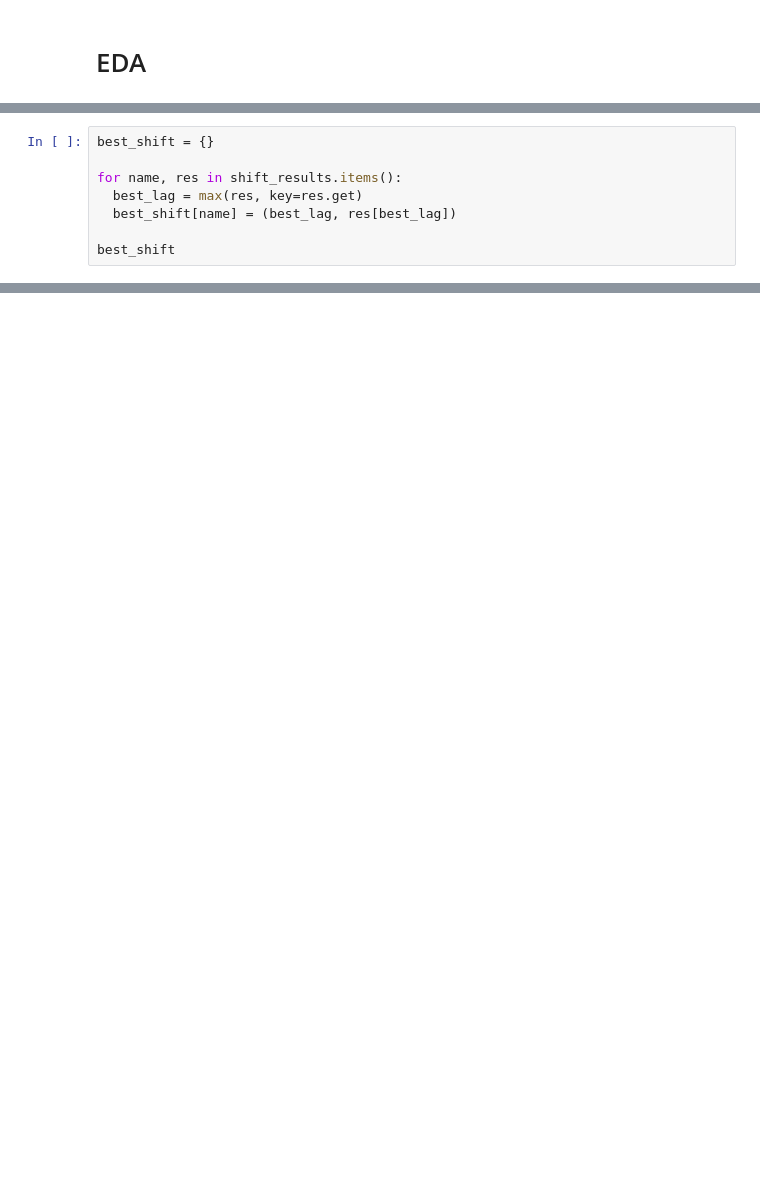
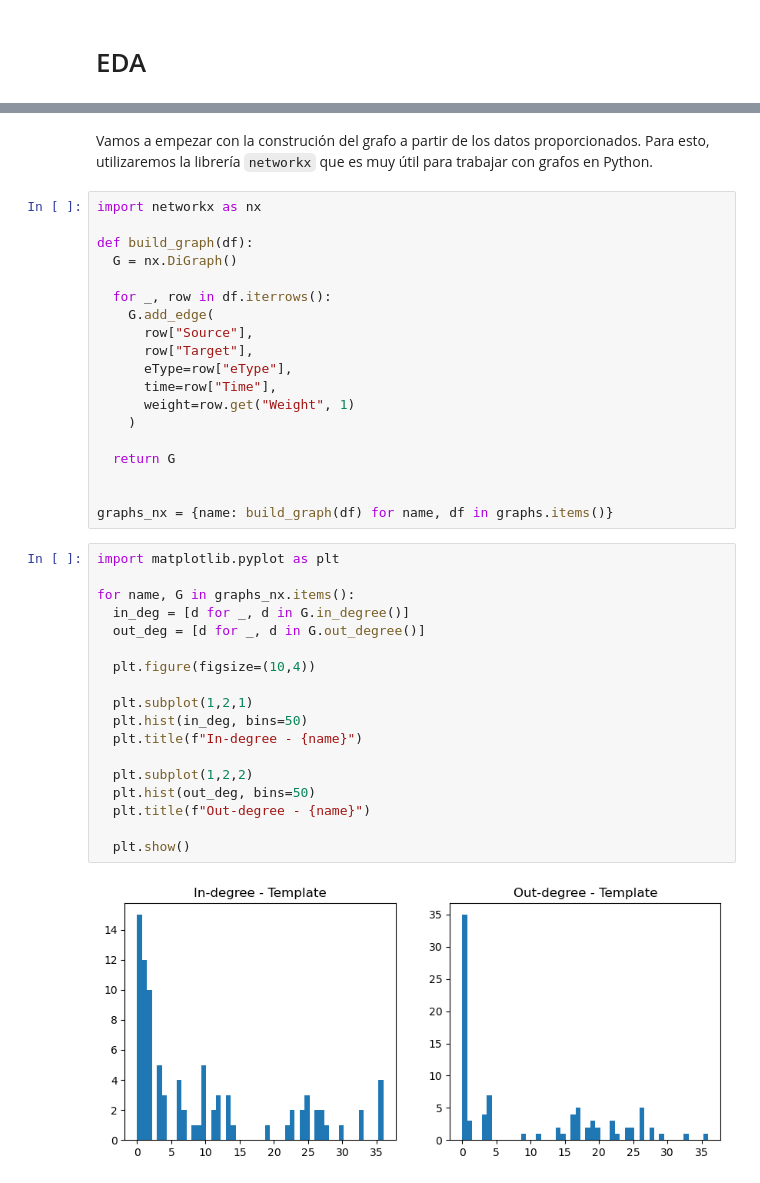
Before and after one commit to Snah-s/data_vis_p1, a Jupyter notebook: src/eda.ipynb, the cells around one changed output, grey strips where cells are left out. Drawn from its saved outputs; the diff is of its cells as text; blank space fills up the shorter version.

```diff
--- a/src/eda.ipynb
+++ b/src/eda.ipynb
@@ -633,8 +190,0 @@ for name, series in daily_activity.items():
-# %%
-best_shift = {}
-
-for name, res in shift_results.items():
-  best_lag = max(res, key=res.get)
-  best_shift[name] = (best_lag, res[best_lag])
-
-best_shift
@@ -664,0 +329,41 @@ distances
+# %% [markdown]
+Vamos a empezar con la construción del grafo a partir de los datos proporcionados. Para esto, utilizaremos la librería `networkx` que es muy útil para trabajar con grafos en Python.
+# %%
+import networkx as nx
+
+def build_graph(df):
+  G = nx.DiGraph()
+
+  for _, row in df.iterrows():
+    G.add_edge(
+      row["Source"],
+      row["Target"],
+      eType=row["eType"],
+      time=row["Time"],
+      weight=row.get("Weight", 1)
+    )
+
+  return G
+
+
+graphs_nx = {name: build_graph(df) for name, df in graphs.items()}
+# %%
+import matplotlib.pyplot as plt
+
+for name, G in graphs_nx.items():
+  in_deg = [d for _, d in G.in_degree()]
+  out_deg = [d for _, d in G.out_degree()]
+
+  plt.figure(figsize=(10,4))
+
+  plt.subplot(1,2,1)
+  plt.hist(in_deg, bins=50)
+  plt.title(f"In-degree - {name}")
+
+  plt.subplot(1,2,2)
+  plt.hist(out_deg, bins=50)
+  plt.title(f"Out-degree - {name}")
+
+  plt.show()
+# %% [output]
+[figure, added]
```
Also changed, not shown: parts of 76 cells of this notebook.
